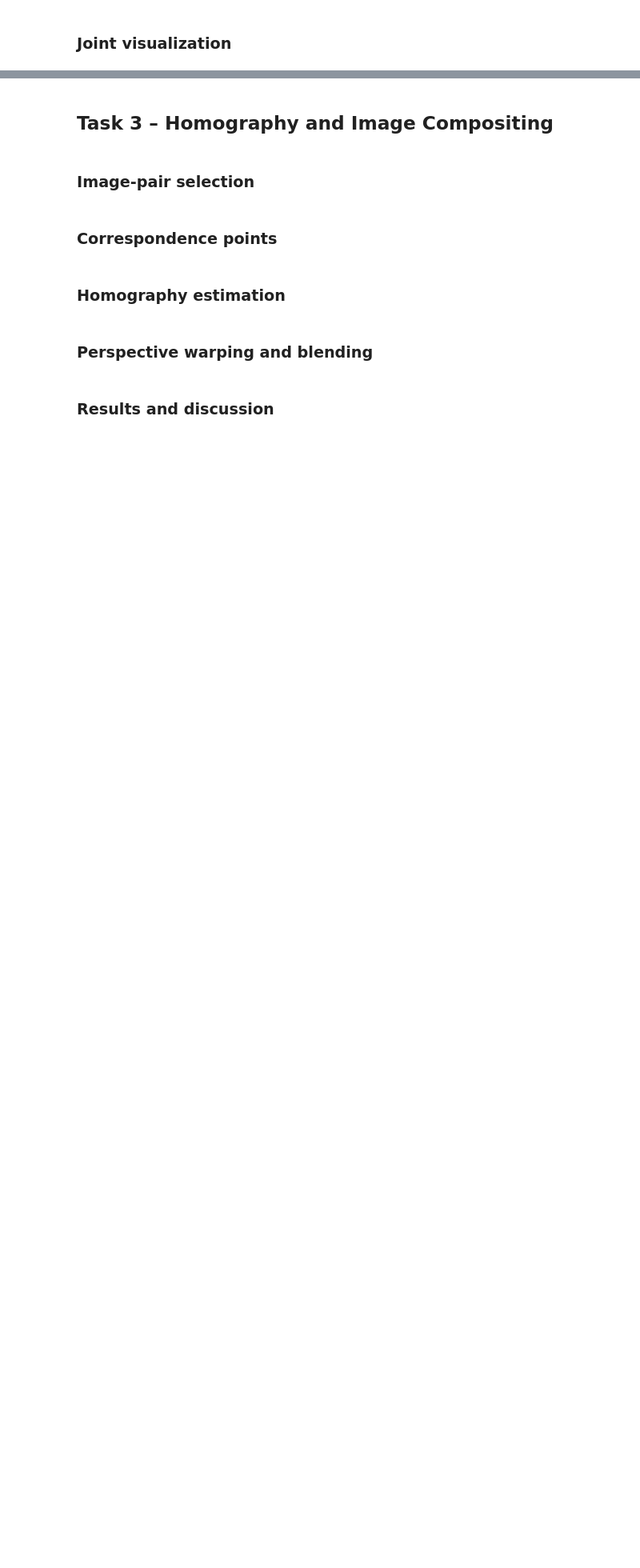
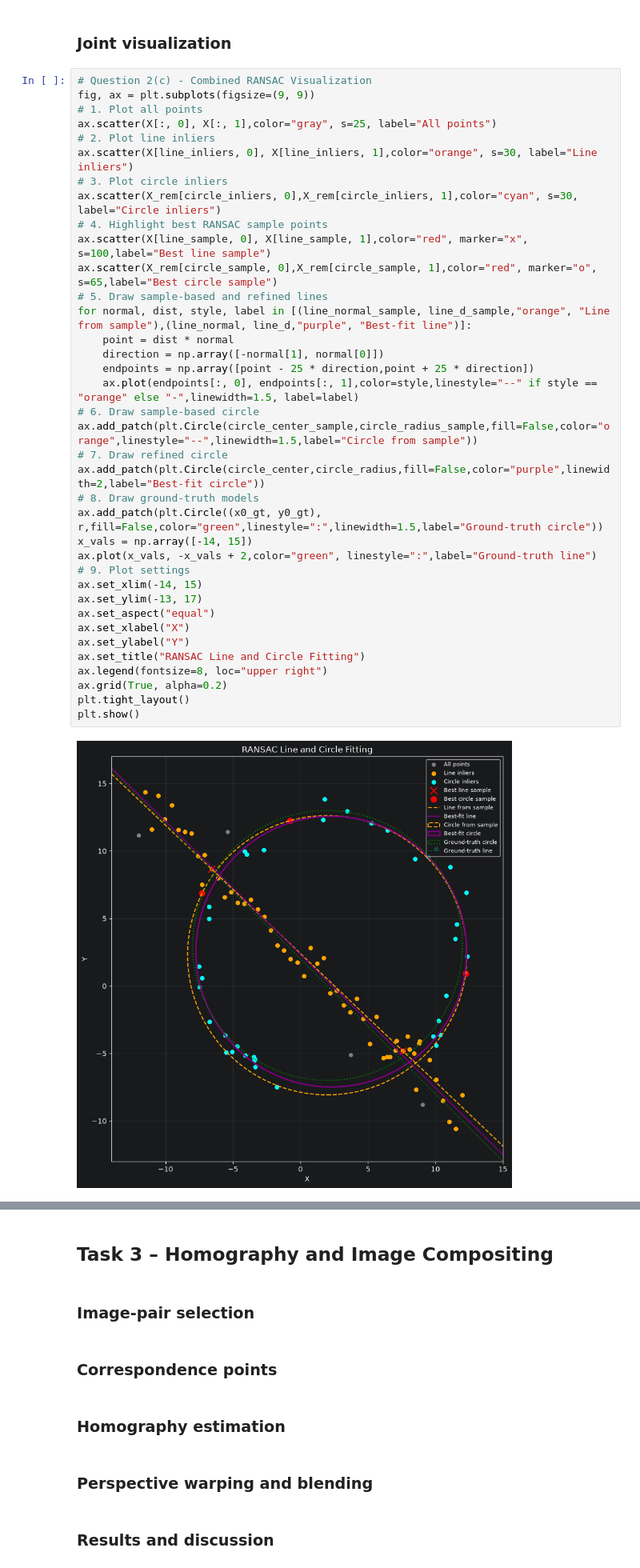
Before and after one commit to indeepa-05/EN3160-Image-Processing, a Jupyter notebook: Assignment2/EN3160_Assignment_02.ipynb, the cells around one changed output, grey strips where cells are left out. Shown at 80% size. Cells and saved outputs as stored; diff of their text form; blank space fills up the shorter version.

```diff
--- a/Assignment2/EN3160_Assignment_02.ipynb
+++ b/Assignment2/EN3160_Assignment_02.ipynb
@@ -168,2 +377,41 @@ Sunflower blobs were detected using the scale-normalized Laplacian of Gaussian (
 # %% [markdown]
 ### Joint visualization
+# %%
+# Question 2(c) - Combined RANSAC Visualization
+fig, ax = plt.subplots(figsize=(9, 9))
+# 1. Plot all points
+ax.scatter(X[:, 0], X[:, 1],color="gray", s=25, label="All points")
+# 2. Plot line inliers
+ax.scatter(X[line_inliers, 0], X[line_inliers, 1],color="orange", s=30, label="Line inliers")
+# 3. Plot circle inliers
+ax.scatter(X_rem[circle_inliers, 0],X_rem[circle_inliers, 1],color="cyan", s=30, label="Circle inliers")
+# 4. Highlight best RANSAC sample points
+ax.scatter(X[line_sample, 0], X[line_sample, 1],color="red", marker="x", s=100,label="Best line sample")
+ax.scatter(X_rem[circle_sample, 0],X_rem[circle_sample, 1],color="red", marker="o", s=65,label="Best circle sample")
+# 5. Draw sample-based and refined lines
+for normal, dist, style, label in [(line_normal_sample, line_d_sample,"orange", "Line from sample"),(line_normal, line_d,"purple", "Best-fit line")]:
+    point = dist * normal
+    direction = np.array([-normal[1], normal[0]])
+    endpoints = np.array([point - 25 * direction,point + 25 * direction])
+    ax.plot(endpoints[:, 0], endpoints[:, 1],color=style,linestyle="--" if style == "orange" else "-",linewidth=1.5, label=label)
+# 6. Draw sample-based circle
+ax.add_patch(plt.Circle(circle_center_sample,circle_radius_sample,fill=False,color="orange",linestyle="--",linewidth=1.5,label="Circle from sample"))
+# 7. Draw refined circle
+ax.add_patch(plt.Circle(circle_center,circle_radius,fill=False,color="purple",linewidth=2,label="Best-fit circle"))
+# 8. Draw ground-truth models
+ax.add_patch(plt.Circle((x0_gt, y0_gt), r,fill=False,color="green",linestyle=":",linewidth=1.5,label="Ground-truth circle"))
+x_vals = np.array([-14, 15])
+ax.plot(x_vals, -x_vals + 2,color="green", linestyle=":",label="Ground-truth line")
+# 9. Plot settings
+ax.set_xlim(-14, 15)
+ax.set_ylim(-13, 17)
+ax.set_aspect("equal")
+ax.set_xlabel("X")
+ax.set_ylabel("Y")
+ax.set_title("RANSAC Line and Circle Fitting")
+ax.legend(fontsize=8, loc="upper right")
+ax.grid(True, alpha=0.2)
+plt.tight_layout()
+plt.show()
+# %% [output]
+[figure, added]
```
Also changed, not shown: parts of 11 cells of this notebook.
